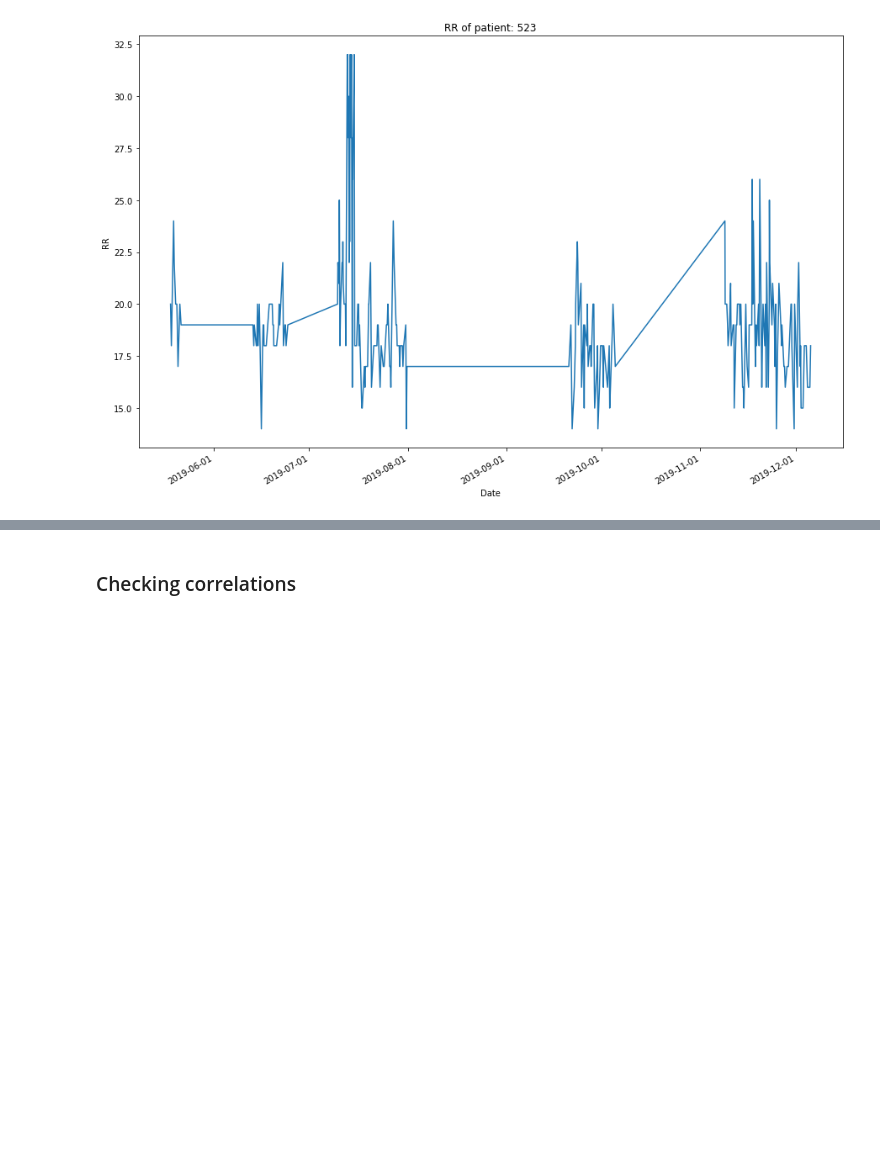
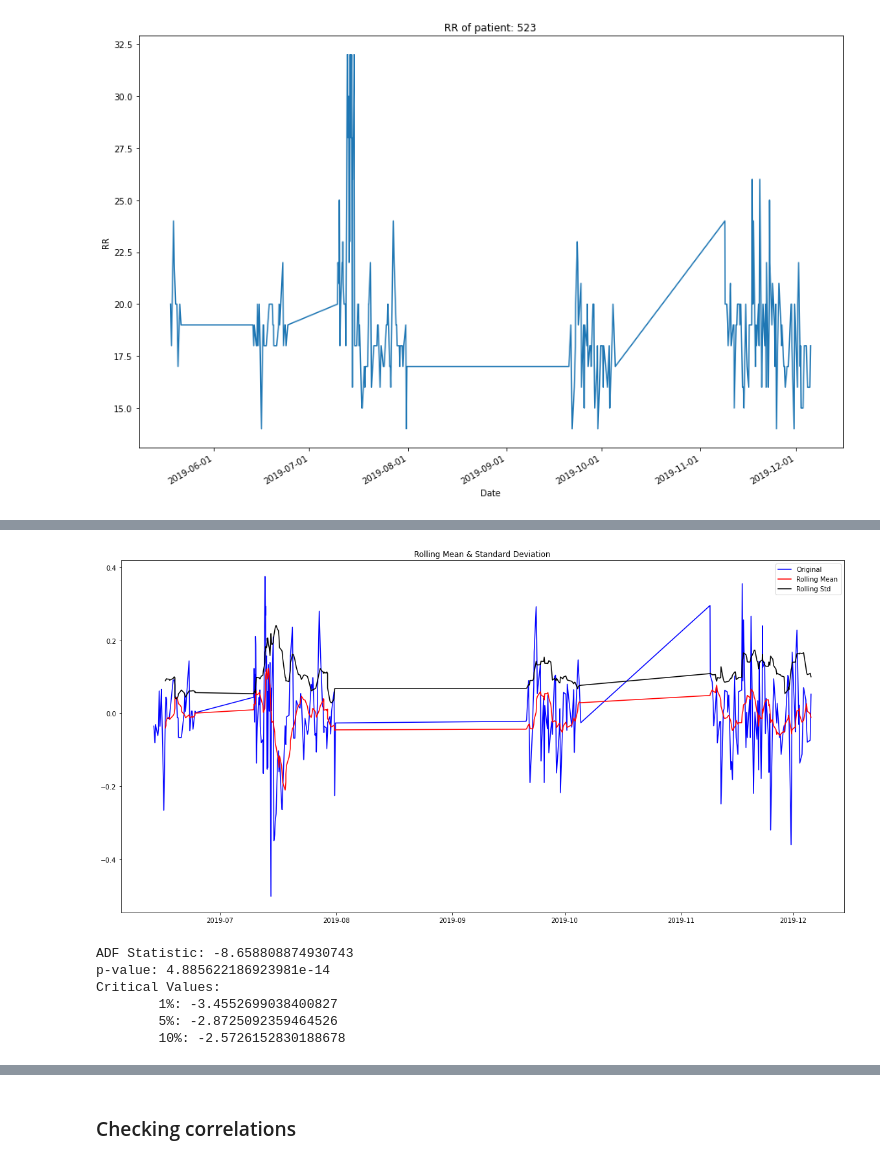
Before and after one commit to kustex/arinti_ews_usecase, a Jupyter notebook: arinti_EWS_notebook.ipynb, the cells around one changed output, grey strips where cells are left out. Drawn from its saved outputs; the diff is of its cells as text; code cells hidden in the pictures; blank space fills up the shorter version.

```diff
--- a/arinti_EWS_notebook.ipynb
+++ b/arinti_EWS_notebook.ipynb
@@ -272,0 +301,7 @@ See the caveats in the documentation: https://pandas.pydata.org/pandas-docs/stab
+# %%
+result = adfuller(df_patientId['RR'])
+print('ADF Statistic: {}'.format(result[0]))
+print('p-value: {}'.format(result[1]))
+print('Critical Values:')
+for key, value in result[4].items():
+    print('\t{}: {}'.format(key, value))
@@ -272,0 +322,35 @@ See the caveats in the documentation: https://pandas.pydata.org/pandas-docs/stab
+# %%
+def get_stationarity(timeseries):
+    # rolling statistics
+    rolling_mean = timeseries.rolling(window=12).mean()
+    rolling_std = timeseries.rolling(window=12).std()
+
+    # rolling statistics plot
+    fig = plt.figure(figsize=(20,10))
+    original = plt.plot(timeseries, color='blue', label='Original')
+    mean = plt.plot(rolling_mean, color='red', label='Rolling Mean')
+    std = plt.plot(rolling_std, color='black', label='Rolling Std')
+    plt.legend(loc='best')
+    plt.title('Rolling Mean & Standard Deviation')
+    plt.show(block=False)
+
+    # Dickey–Fuller test:
+    result = adfuller(timeseries)
+    print('ADF Statistic: {}'.format(result[0]))
+    print('p-value: {}'.format(result[1]))
+    print('Critical Values:')
+    for key, value in result[4].items():
+        print('\t{}: {}'.format(key, value))
+# %%
+rolling_mean = df_log.rolling(window=12).mean()
+df_log_minus_mean = df_log - rolling_mean
+df_log_minus_mean.dropna(inplace=True)
+get_stationarity(df_log_minus_mean)
+# %% [output]
+[figure, added]
+ADF Statistic: -8.658808874930743
+p-value: 4.885622186923981e-14
+Critical Values:
+        1%: -3.4552699038400827
+        5%: -2.8725092359464526
+        10%: -2.5726152830188678
```
Also changed, not shown: parts of 10 cells of this notebook.
